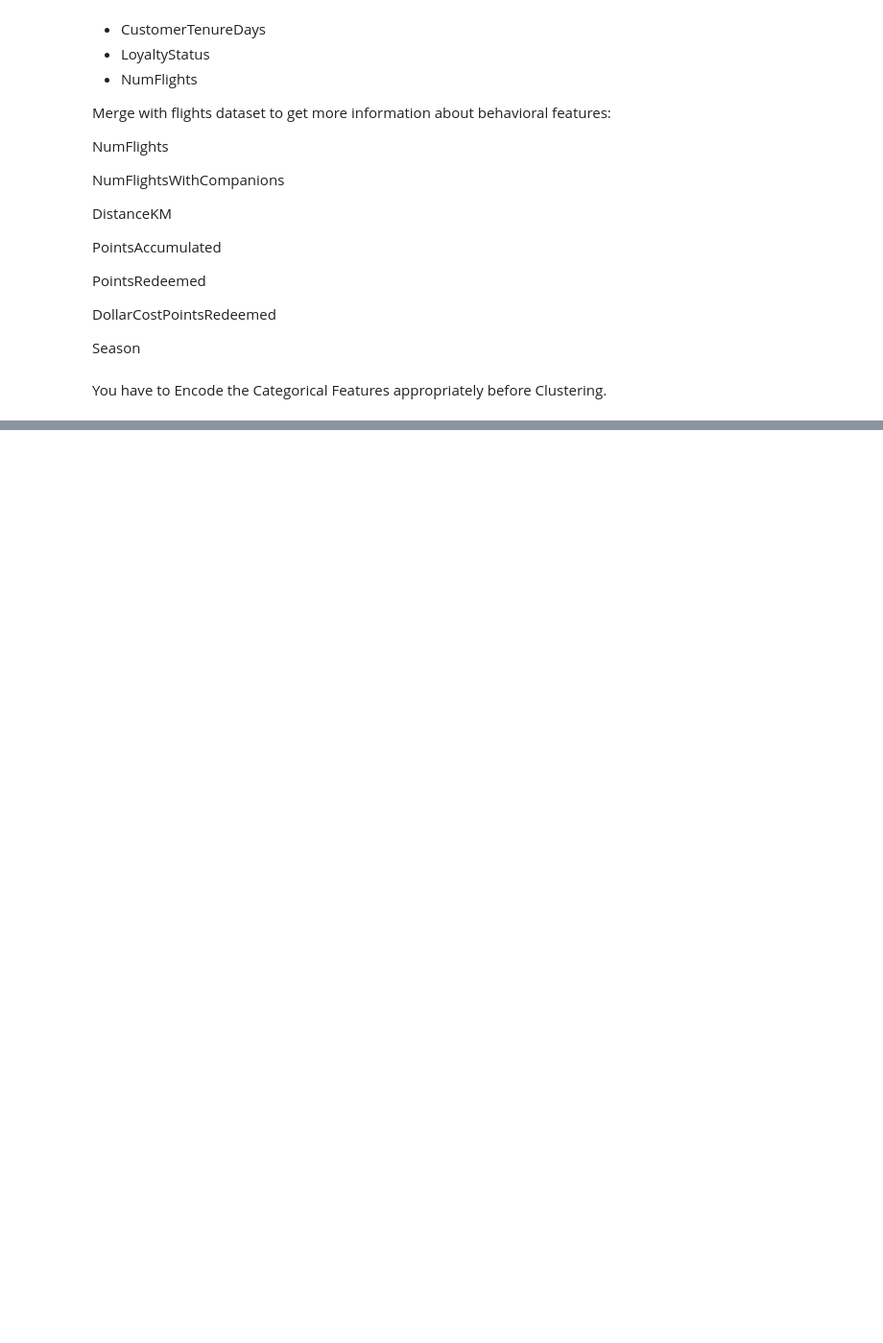
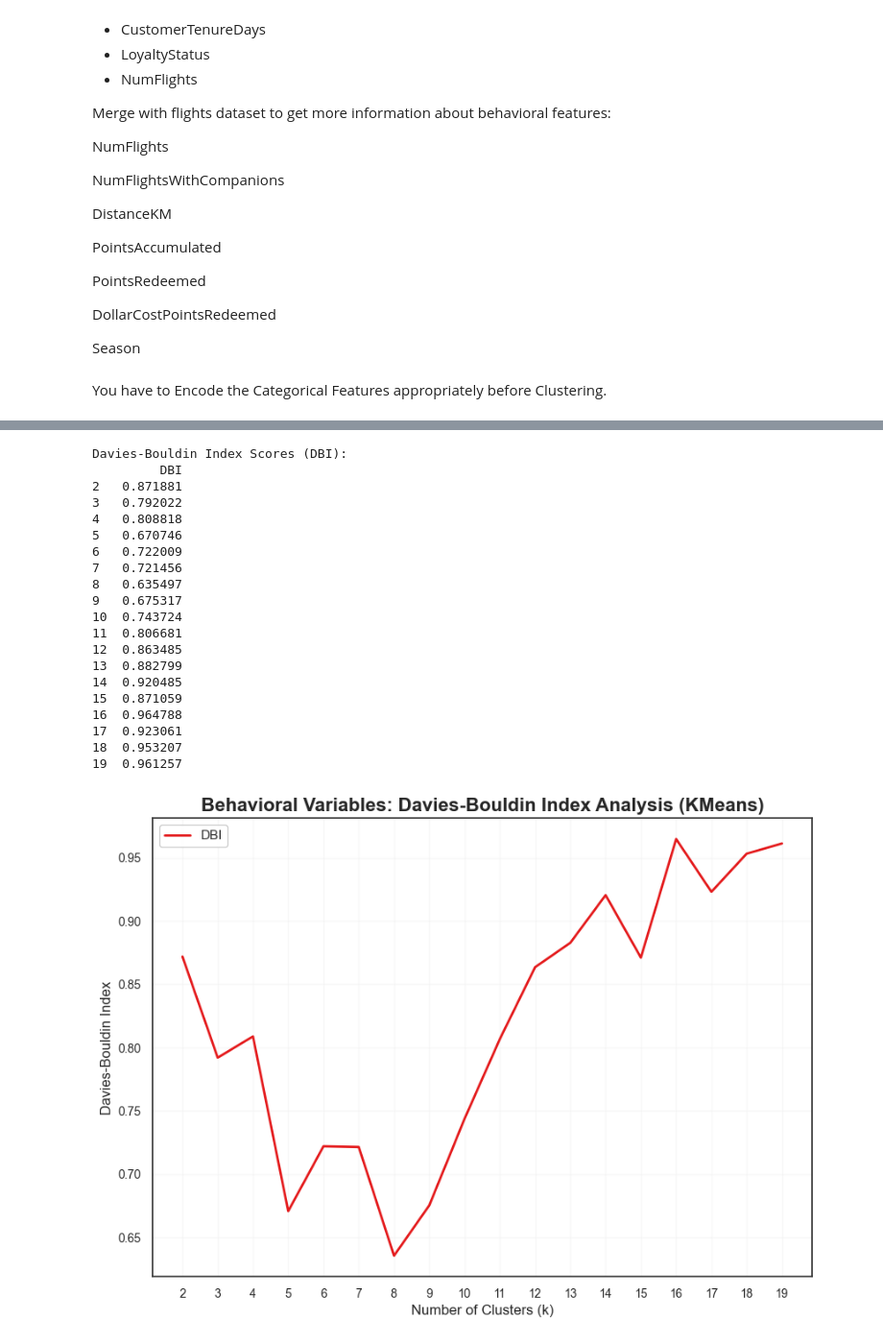
Before and after one commit to Mehmet1700/DataMining2025, a Jupyter notebook: notebooks_deliverable2/02_Clustering_Behavioral.ipynb, the cells around one changed output, grey strips where cells are left out. Shown at 96% size. Saved outputs shown, nothing was run; the diff lists cells and outputs as text; code cells hidden in the pictures; blank space fills up the shorter version.

```diff
--- a/notebooks_deliverable2/02_Clustering_Behavioral.ipynb
+++ b/notebooks_deliverable2/02_Clustering_Behavioral.ipynb
@@ -194,0 +425,47 @@ You have to Encode the Categorical Features appropriately before Clustering.
+# %%
+# DBI and Silhouette Score Analysis
+# DBI (Davies-Bouldin Index) Analysis (k=2 to k=19)
+dbi_scores = {}
+for n in range(2, 20):
+    clust = clone(kmeans).set_params(n_clusters=n, n_init=20, random_state=42)
+    labels = clust.fit_predict(df_behavioral_pruned)
+
+    if len(np.unique(labels)) >= 2:
+        dbi = davies_bouldin_score(df_behavioral_pruned, labels)
+        dbi_scores[n] = dbi
+    else:
+        dbi_scores[n] = nan
+
+dbi_scores_df = pd.DataFrame.from_dict(dbi_scores, orient='index', columns=['DBI'])
+print("\nDavies-Bouldin Index Scores (DBI):")
+print(dbi_scores_df.to_string())
+
+dbi_scores_df.plot.line(figsize=(10,7))
+plt.title('Behavioral Variables: Davies-Bouldin Index Analysis (KMeans)', fontsize=16)
+plt.xlabel('Number of Clusters (k)', fontsize=12)
+plt.ylabel('Davies-Bouldin Index', fontsize=12)
+plt.xticks(range(2, 20))
+plt.grid(True, alpha=0.3)
+plt.show()
+# %% [output]
+Davies-Bouldin Index Scores (DBI):
+         DBI
+2   0.871881
+3   0.792022
+4   0.808818
+5   0.670746
+6   0.722009
+7   0.721456
+8   0.635497
+9   0.675317
+10  0.743724
+11  0.806681
+12  0.863485
+13  0.882799
+14  0.920485
+15  0.871059
+16  0.964788
+17  0.923061
+18  0.953207
+19  0.961257
+[figure, added]
```
Also changed, not shown: parts of 39 cells of this notebook, 3 other files.
